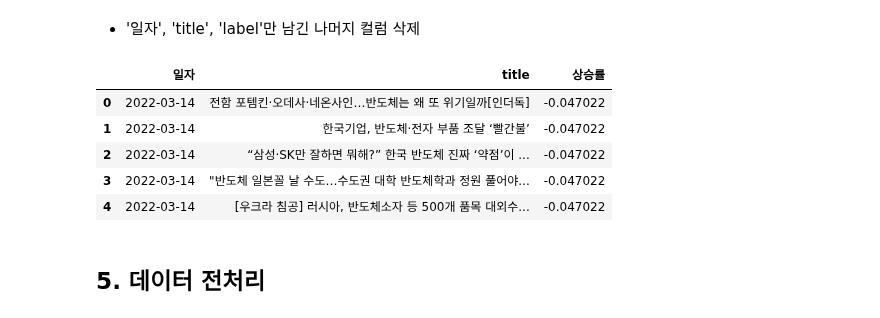
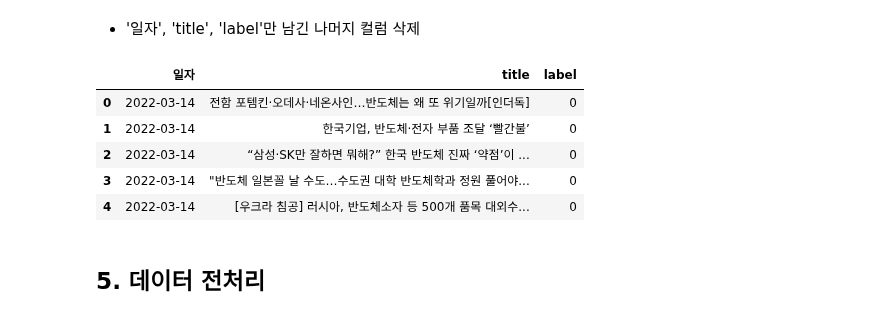
Before and after one commit to youngai1112/HK_Project, a Jupyter notebook: 7.1_뉴스데이터감성분석/01_뉴스데이터감성분석.ipynb, the cells around one changed output. Saved outputs shown, nothing was run; the diff lists cells and outputs as text; code cells hidden in the pictures.

```diff
--- a/7.1_뉴스데이터감성분석/01_뉴스데이터감성분석.ipynb
+++ b/7.1_뉴스데이터감성분석/01_뉴스데이터감성분석.ipynb
@@ -434,15 +422,15 @@ merge_data.head(2)
 # %% [markdown]
 - '일자', 'title', 'label'만 남긴 나머지 컬럼 삭제
 # %%
-merge_data = merge_data[['일자', 'title', '상승률']]
+merge_data = merge_data[['일자', 'title', 'label']]
 merge_data.head(5)
 # %% [output]
-|  | 일자 | title | 상승률 |
-| 0 | 2022-03-14 | 전함 포템킨·오데사·네온사인…반도체는 왜 또 위기일까[인더독] | -0.047022 |
-| 1 | 2022-03-14 | 한국기업, 반도체·전자 부품 조달 ‘빨간불’ | -0.047022 |
-| 2 | 2022-03-14 | “삼성·SK만 잘하면 뭐해?” 한국 반도체 진짜 ‘약점’이 ... | -0.047022 |
-| 3 | 2022-03-14 | "반도체 일본꼴 날 수도…수도권 대학 반도체학과 정원 풀어야... | -0.047022 |
-| 4 | 2022-03-14 | [우크라 침공] 러시아, 반도체소자 등 500개 품목 대외수... | -0.047022 |
+|  | 일자 | title | label |
+| 0 | 2022-03-14 | 전함 포템킨·오데사·네온사인…반도체는 왜 또 위기일까[인더독] | 0 |
+| 1 | 2022-03-14 | 한국기업, 반도체·전자 부품 조달 ‘빨간불’ | 0 |
+| 2 | 2022-03-14 | “삼성·SK만 잘하면 뭐해?” 한국 반도체 진짜 ‘약점’이 ... | 0 |
+| 3 | 2022-03-14 | "반도체 일본꼴 날 수도…수도권 대학 반도체학과 정원 풀어야... | 0 |
+| 4 | 2022-03-14 | [우크라 침공] 러시아, 반도체소자 등 500개 품목 대외수... | 0 |
 # %% [markdown]
 ## 5. 데이터 전처리
 # %%
```
Also changed, not shown: parts of 7 cells of this notebook.
